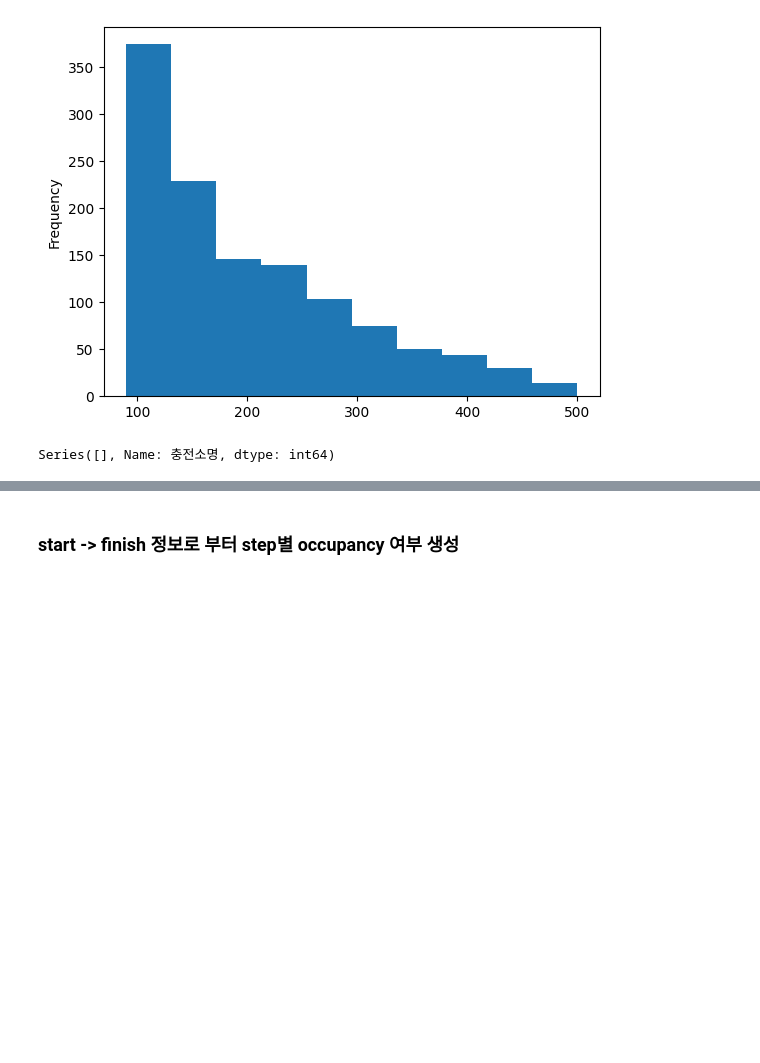
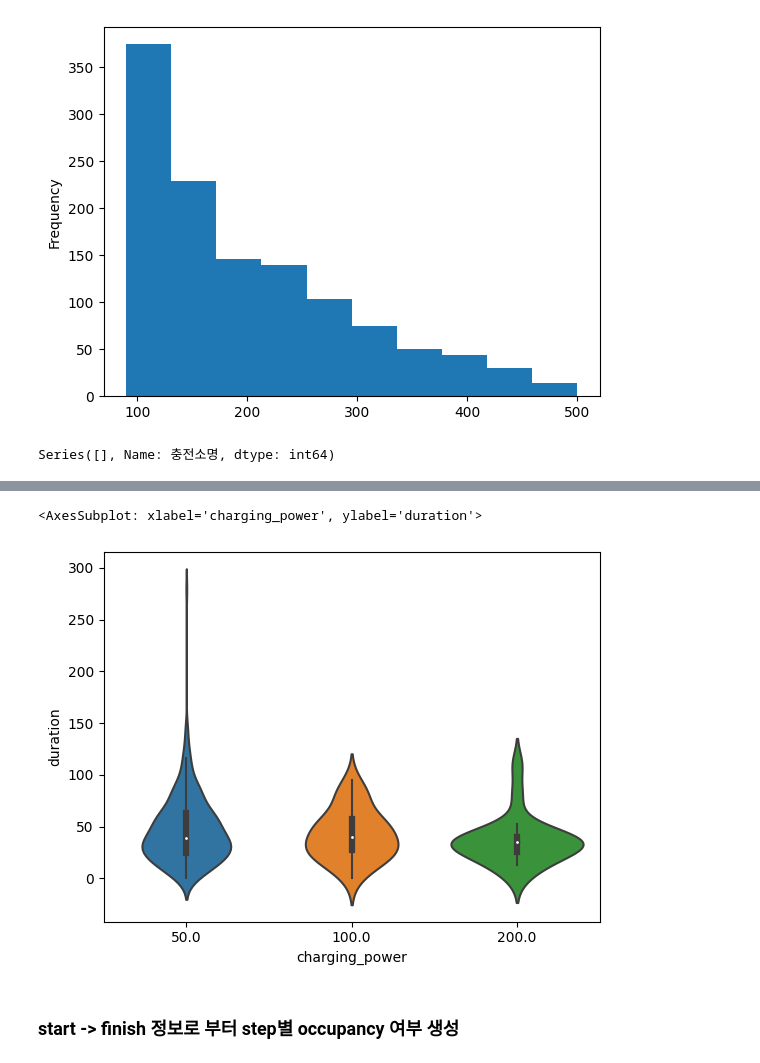
Before and after one commit to easttuna/ev-charger-occupancy-prediction, a Jupyter notebook: notebooks/preprocess.ipynb, the cells around one changed output, grey strips where cells are left out. Cells and saved outputs as stored; diff of their text form; code cells hidden in the pictures; blank space fills up the shorter version.

```diff
--- a/notebooks/preprocess.ipynb
+++ b/notebooks/preprocess.ipynb
@@ -200,6 +200,14 @@ charge.head()
 | 12 | 경남 | 창녕 | 창녕지사 | 급속01 | 471 | 경상남도 창녕군 창녕읍 남창녕로 71 (교하리, 한국전력공사... | 50.00 | 10.64 | 2021-07-01 | ... |
 | 24 | 경북 | 문경 | 문경지사 | 급속01 | 792 | 경상북도 문경시 모전로 75 | 50.00 | 36.35 | 2021-07-01 | ... |
 | 27 | 경기 | 경기직할 | 경기직할 | 급속02 | 879 | 경기도 수원시 팔달구 중부대로 120 | 50.00 | 7.69 | 2021-07-01 | ... |
+# %%
+import seaborn as sns
+
+data = charge.sample(frac=0.001)
+sns.violinplot(data=data, x='charging_power', y='duration')
+# %% [output]
+<AxesSubplot: xlabel='charging_power', ylabel='duration'>
+[figure, added]
 # %%
 drop_cols = ['본부', '사업소','충전기', '주소', '충전종료일자']
 charge = charge.drop(columns=drop_cols)
```
Also changed, not shown: 2 other files.
